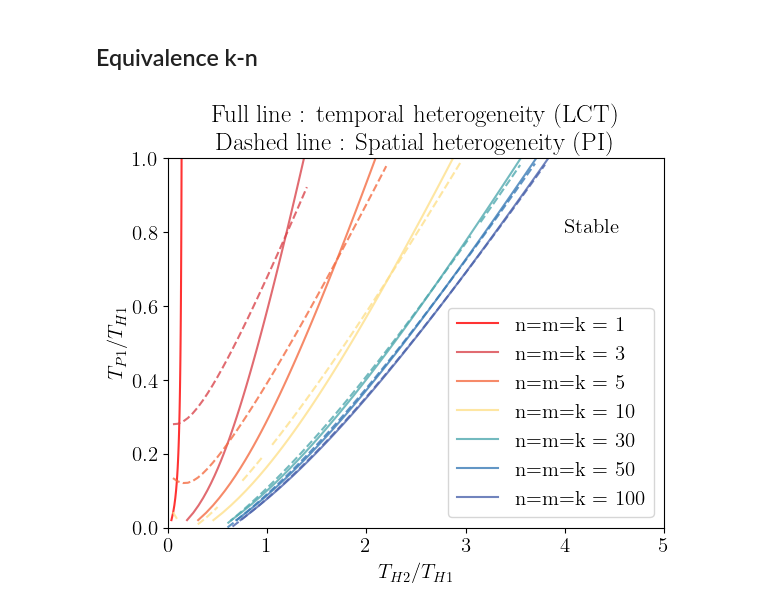
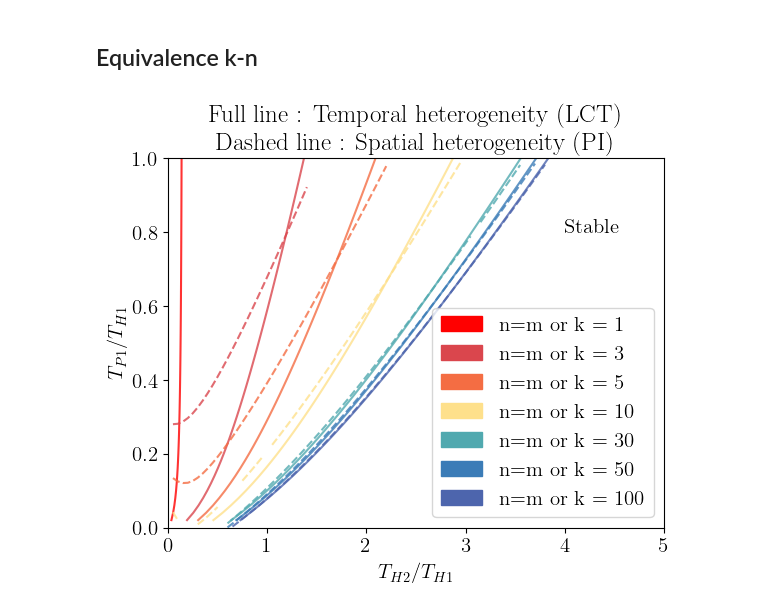
Before and after one commit to mdri00/Internship_2025_LCT, a Jupyter notebook: model_host_parasitoid/notebooks/Mathematica_data_analysis.ipynb, the cells around one changed output. Saved outputs shown, nothing was run; the diff lists cells and outputs as text; code cells hidden in the pictures.

```diff
--- a/model_host_parasitoid/notebooks/Mathematica_data_analysis.ipynb
+++ b/model_host_parasitoid/notebooks/Mathematica_data_analysis.ipynb
@@ -311,3 +313,6 @@ plt.show()
 plt.close()
 # %% [output]
 [figure]
+# %%
+i=11
+i%5
@@ -1166,7 +1319,12 @@ with open(path_folderLCT / csv_file_nmvaluesLCT, newline="") as csvfile:
 
 colors = sns.color_palette("Spectral", as_cmap=False, n_colors = len(nmRange))
 colors[0] = "red"
-labels = ["n=m=k = "+ str(nm) for nm in nmRange]
+labels = ["n=m or k = "+ str(nm) for nm in nmRange]
+patches = []
+for i,colori in enumerate(colors):
+    ntemp = nmRange[i]
+    if ntemp not in nmPlotted:continue
+    patches.append(mpatches.Patch(color=colori, label=labels[i]))
 
 with open(path_folderLCT / csv_file_dataLCT, newline="") as csvfile:
     reader = csv.reader(csvfile)
@@ -1177,33 +1335,33 @@ with open(path_folderLCT / csv_file_dataLCT, newline="") as csvfile:
         for j,col in enumerate(row):
             x,y = extract_curve(col)
             Courbelimite.append((x,y))
         Courbelimite = np.array(Courbelimite)
         plt.plot(Courbelimite[:,0], Courbelimite[:,1], label=labels[i], color = colors[i], alpha = .8)
 
 
 with open(path_folderPI / csv_file_dataPI, newline="") as csvfile:
     reader = csv.reader(csvfile)
     for i,row in enumerate(reader):
         ntemp = nmRange[i]
         if ntemp not in nmPlotted:continue
         Courbelimite = []
         for j,col in enumerate(row):
             x,y = extract_curve(col)
             if (x,y) == (0,0):continue
             else:
                 Courbelimite.append((x,y))
         Courbelimite = np.array(Courbelimite)
         plt.plot(Courbelimite[:,0], Courbelimite[:,1], color = colors[i], alpha = .8, linestyle = "dashed")
 
 plt.text(4, 0.8, "Stable")
 
 # plt.legend(bbox_to_anchor=(1, 0.8))
-plt.legend()
-plt.title("Full line : temporal heterogeneity (LCT) \n Dashed line : Spatial heterogeneity (PI)")
+plt.legend(handles = patches)
+plt.title("Full line : Temporal heterogeneity (LCT) \n Dashed line : Spatial heterogeneity (PI)")
 
 
 plt.savefig(FIG_DIR / "Equivalence_k_n.pdf")
 plt.show()
 plt.close()
 # %% [output]
-[figure, old version]
+[figure, new version]
```
Also changed, not shown: parts of 8 cells of this notebook, 17 other files.
